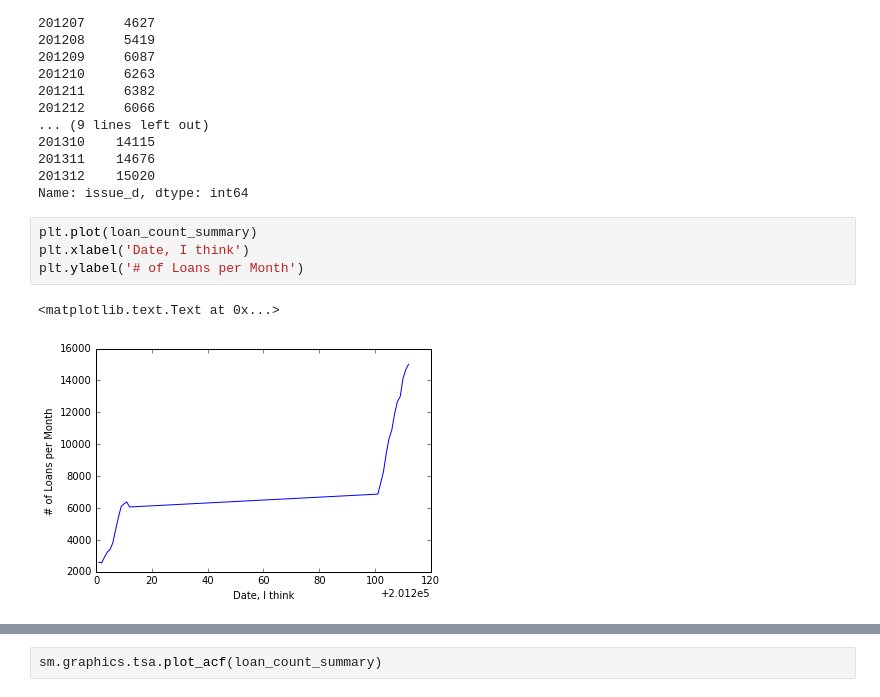
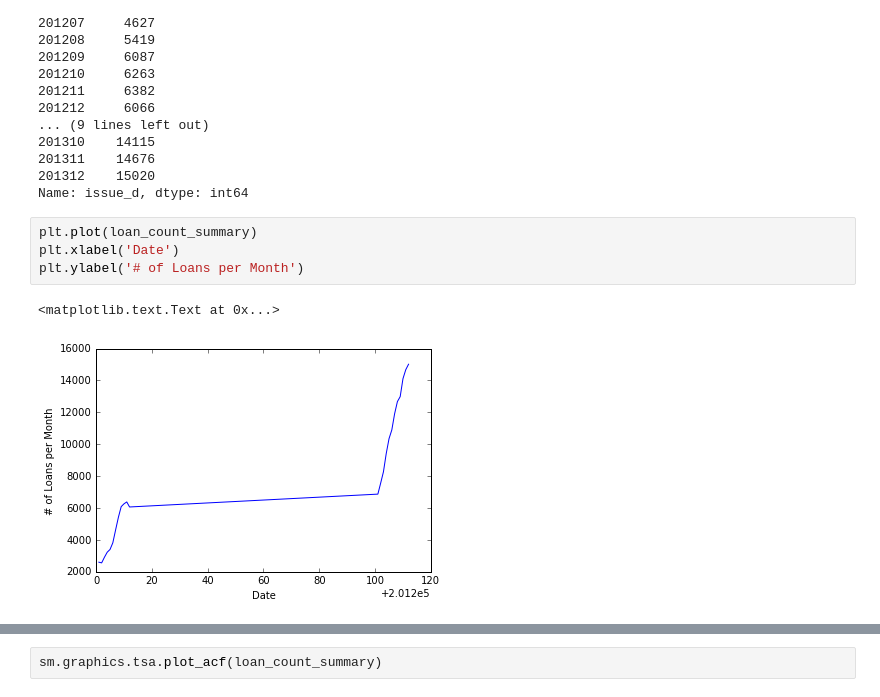
Before and after one commit to emRae/thinkful-py, a Jupyter notebook: unit-2/lesson-6/time_series.ipynb, the cells around one changed output, grey strips where cells are left out. Drawn from its saved outputs; the diff is of its cells as text.

```diff
--- a/unit-2/lesson-6/time_series.ipynb
+++ b/unit-2/lesson-6/time_series.ipynb
@@ -38,8 +45,8 @@ loan_count_summary
 Name: issue_d, dtype: int64
 # %%
 plt.plot(loan_count_summary)
-plt.xlabel('Date, I think')
+plt.xlabel('Date')
 plt.ylabel('# of Loans per Month')
 # %% [output]
 <matplotlib.text.Text at 0x...>
-[figure, old version]
+[figure, new version]
```
Also changed, not shown: parts of 5 cells of this notebook, 1 other file.
